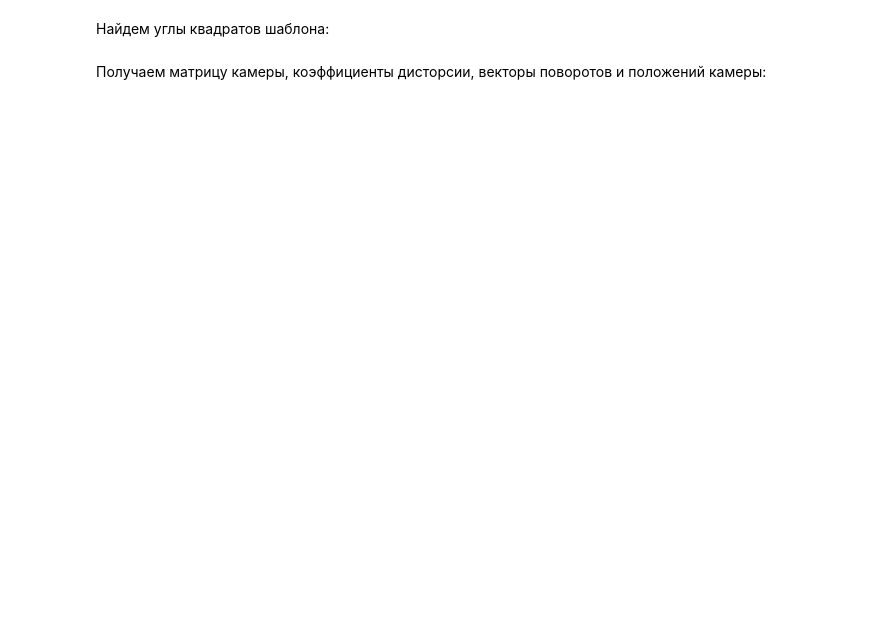
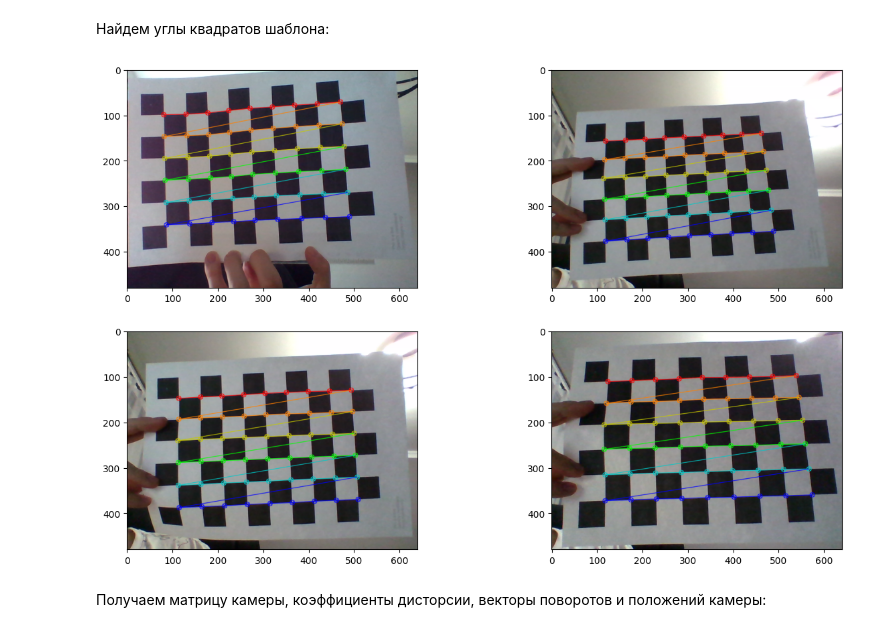
Before and after one commit to InteRoGard/wheeled_robots_intro, a Jupyter notebook: hw_4/camera_calibration.ipynb, the cells around one changed output. Cells and saved outputs as stored; diff of their text form; code cells hidden in the pictures; blank space fills up the shorter version.

Commit message:
made 4 images

```diff
--- a/hw_4/camera_calibration.ipynb
+++ b/hw_4/camera_calibration.ipynb
@@ -57,35 +56,37 @@ import os
 criteria = (cv.TERM_CRITERIA_EPS + cv.TERM_CRITERIA_MAX_ITER, 30, 0.001)
 
 # prepare object points, like (0,0,0), (1,0,0), (2,0,0) ....,(6,5,0)
 objp = np.zeros((9*6, 3), np.float32)
 objp[:,:2] = np.mgrid[0:9, 0:6].T.reshape(-1,2)
 
 # Arrays to store object points and image points from all the images.
 objpoints = [] # 3d point in real world space
 imgpoints = [] # 2d points in image plane.
-images = glob.glob('test_images/*.png')
+images = glob.glob('images/*.png')
 
 plt.figure(figsize=(15, 60))
 
 for i, fname in enumerate(images):
     img = cv.imread(fname)
     gray = cv.cvtColor(img, cv.COLOR_BGR2GRAY)
     # Find the chess board corners
     ret, corners = cv.findChessboardCorners(gray, (9, 6), None)
 
     # If found, add object points, image points (after refining them)
     if ret == True:
         objpoints.append(objp)
         corners2 = cv.cornerSubPix(gray, corners, (11,11), (-1,-1), criteria)
         imgpoints.append(corners2)
         # Draw and display the corners
         cv.drawChessboardCorners(img, (9, 6), corners2, ret)
 
     img = cv.cvtColor(img, cv.COLOR_BGR2RGB)
-    plt.subplot(int(np.ceil(len(images) / 2)), 2, i + 1)
+    plt.subplot(int(np.ceil(len(images) * 3)), 2, i + 1)
     plt.imshow(img)
 
 plt.show()
+# %% [output]
+[figure, added]
 # %% [markdown]
 Получаем матрицу камеры, коэффициенты дисторсии, векторы поворотов и положений камеры:
 # %%
```
Also changed, not shown: parts of 7 cells of this notebook, 3 other files.
